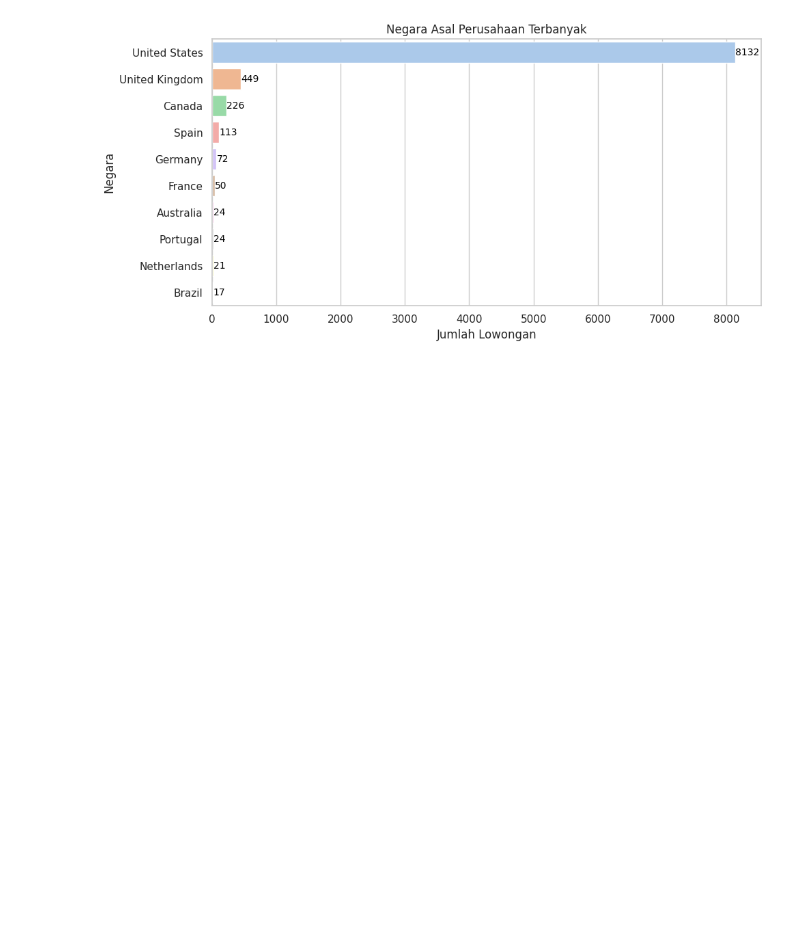
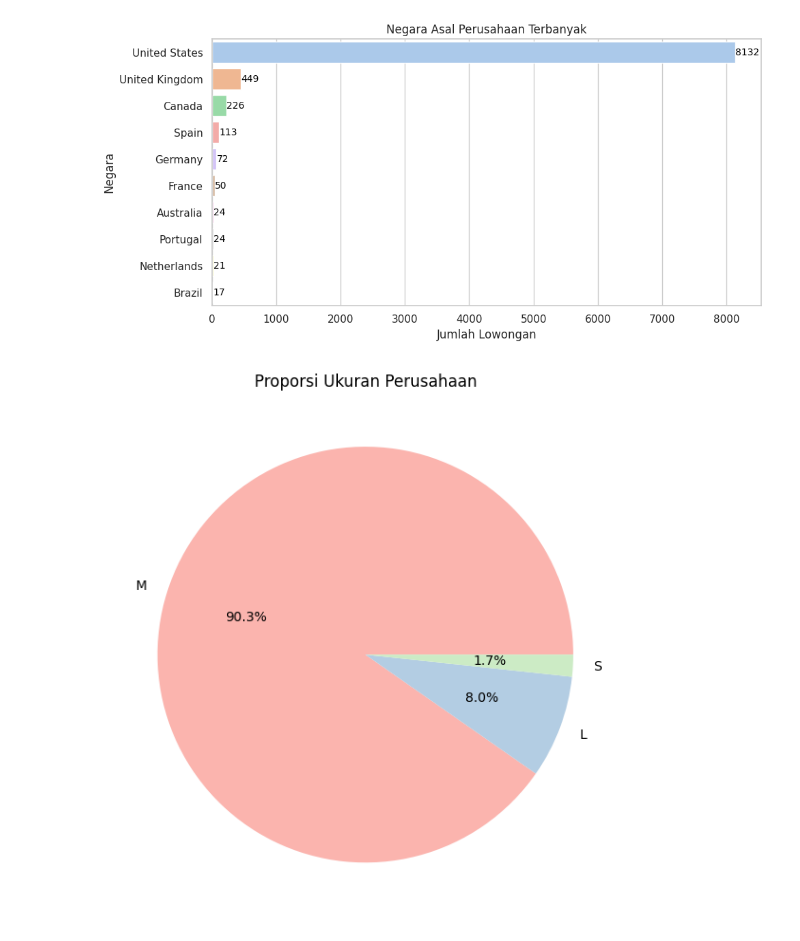
Before and after one commit to RizkyaSalsabila/eda-data-jobs, a Jupyter notebook: eda_data_jobs.ipynb, the cells around one changed output. Drawn from its saved outputs; the diff is of its cells as text; code cells hidden in the pictures; blank space fills up the shorter version.

```diff
--- a/eda_data_jobs.ipynb
+++ b/eda_data_jobs.ipynb
@@ -146,3 +150,20 @@ plt.tight_layout()
 plt.show()
 # %% [output]
 [figure]
+# %%
+#--- Visualisasi 6 ---
+size_counts = df['company_size'].value_counts()
+
+# Buat Pie Chart
+plt.figure(figsize=(6,6))
+plt.pie(
+    size_counts,
+    labels=size_counts.index,
+    autopct='%1.1f%%',
+    colors=plt.cm.Pastel1.colors
+)
+plt.title("Proporsi Ukuran Perusahaan")
+plt.tight_layout()
+plt.show()
+# %% [output]
+[figure, added]
```
Also changed, not shown: parts of 4 cells of this notebook.
